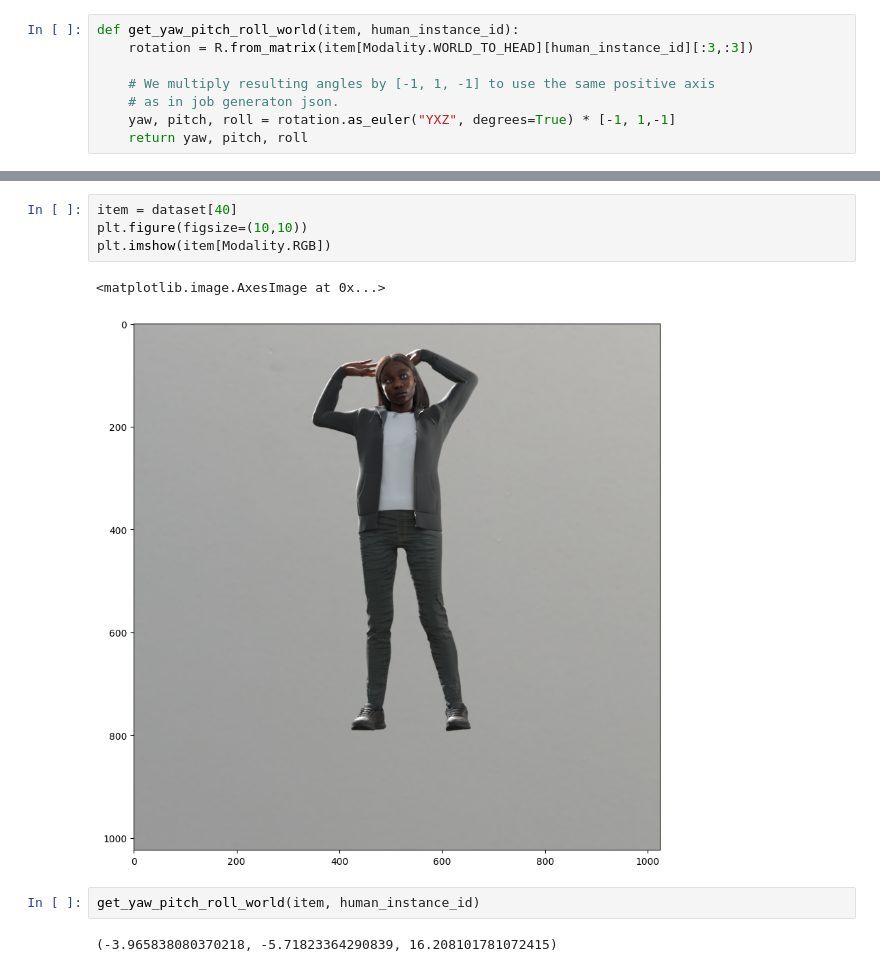
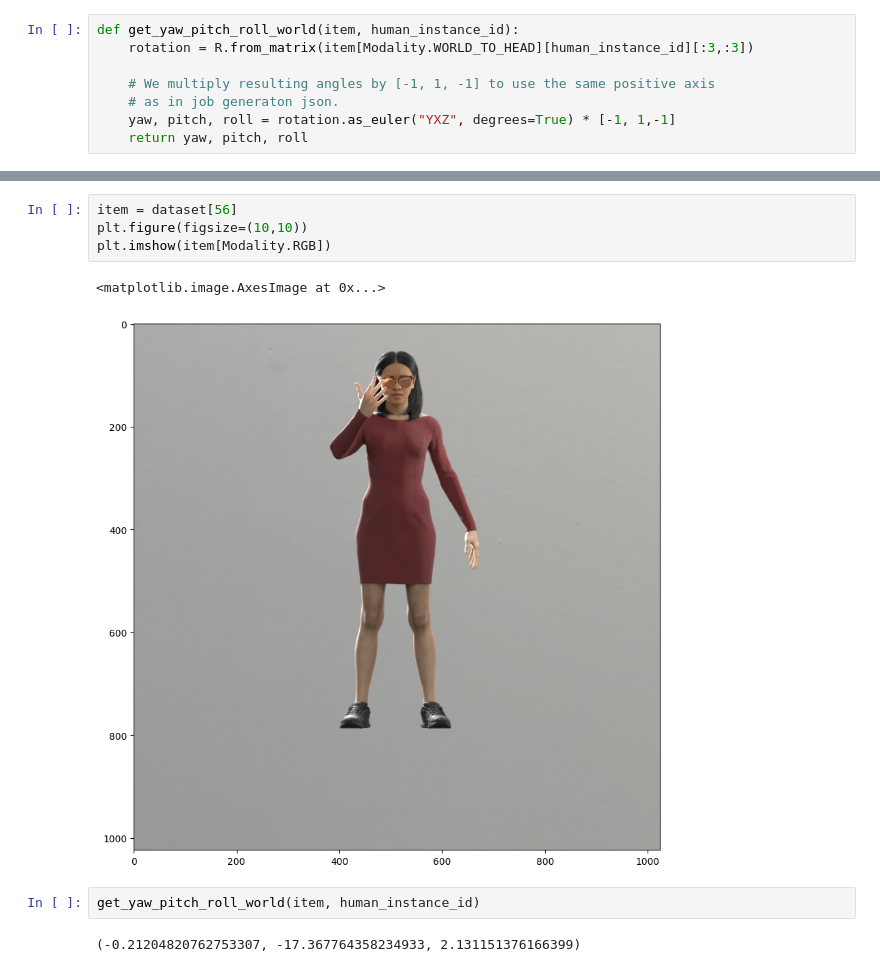
Before and after one commit to Synthesis-AI-Dev/synthesisai, a Jupyter notebook: examples/transforms.ipynb, the cells around one changed output, grey strips where cells are left out. Saved outputs shown, nothing was run; the diff lists cells and outputs as text.

```diff
--- a/examples/transforms.ipynb
+++ b/examples/transforms.ipynb
@@ -208,11 +208,11 @@ get_yaw_pitch_roll_world(item, human_instance_id)
 # %%
-item = dataset[40]
+item = dataset[56]
 plt.figure(figsize=(10,10))
 plt.imshow(item[Modality.RGB])
 # %% [output]
 <matplotlib.image.AxesImage at 0x...>
-[figure, old version]
+[figure, new version]
 # %%
 get_yaw_pitch_roll_world(item, human_instance_id)
 # %% [output]
-(-3.965838080370218, -5.71823364290839, 16.208101781072415)
+(-0.21204820762753307, -17.367764358234933, 2.131151376166399)
```
Also changed, not shown: parts of 17 cells of this notebook, 28 other files.
